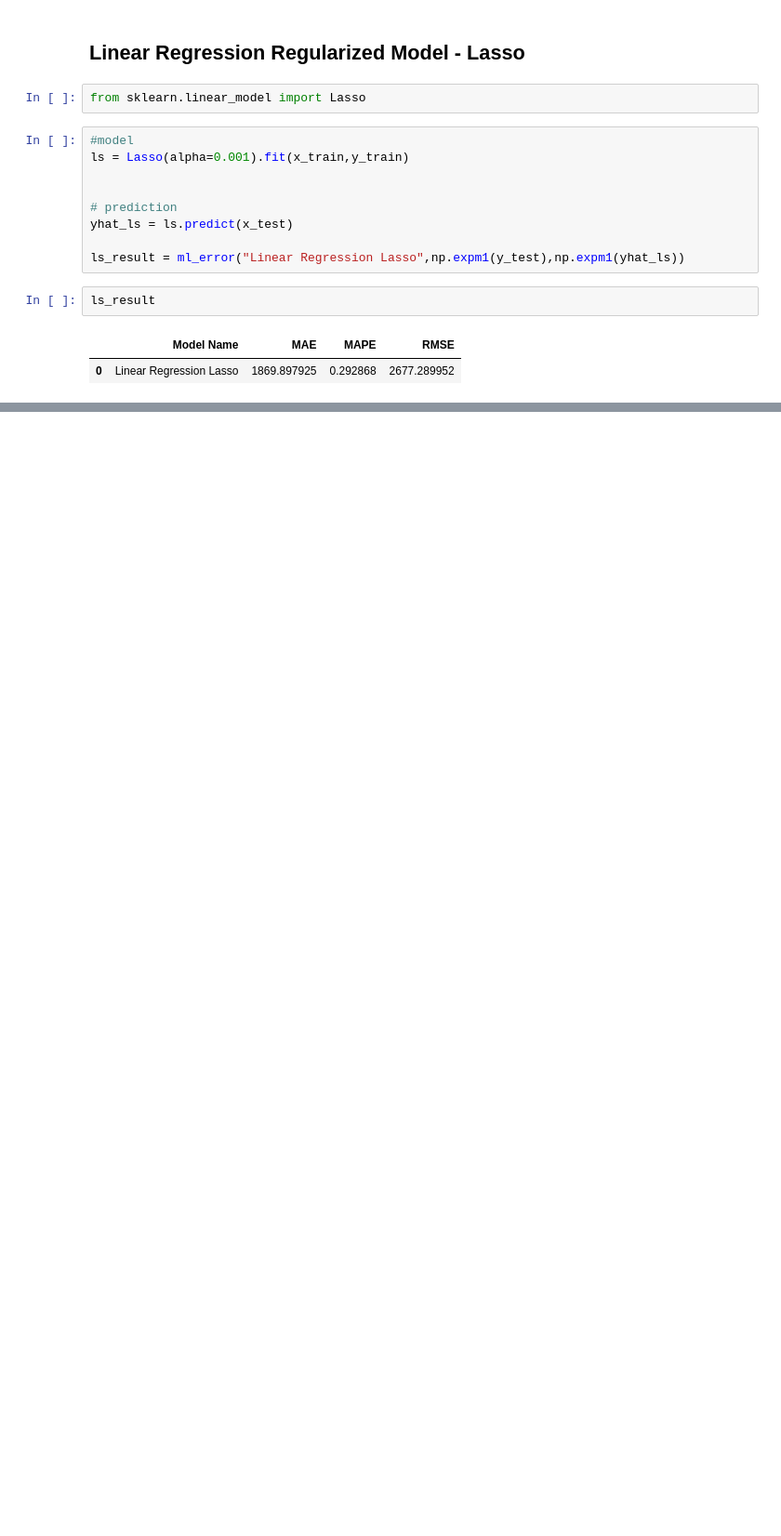
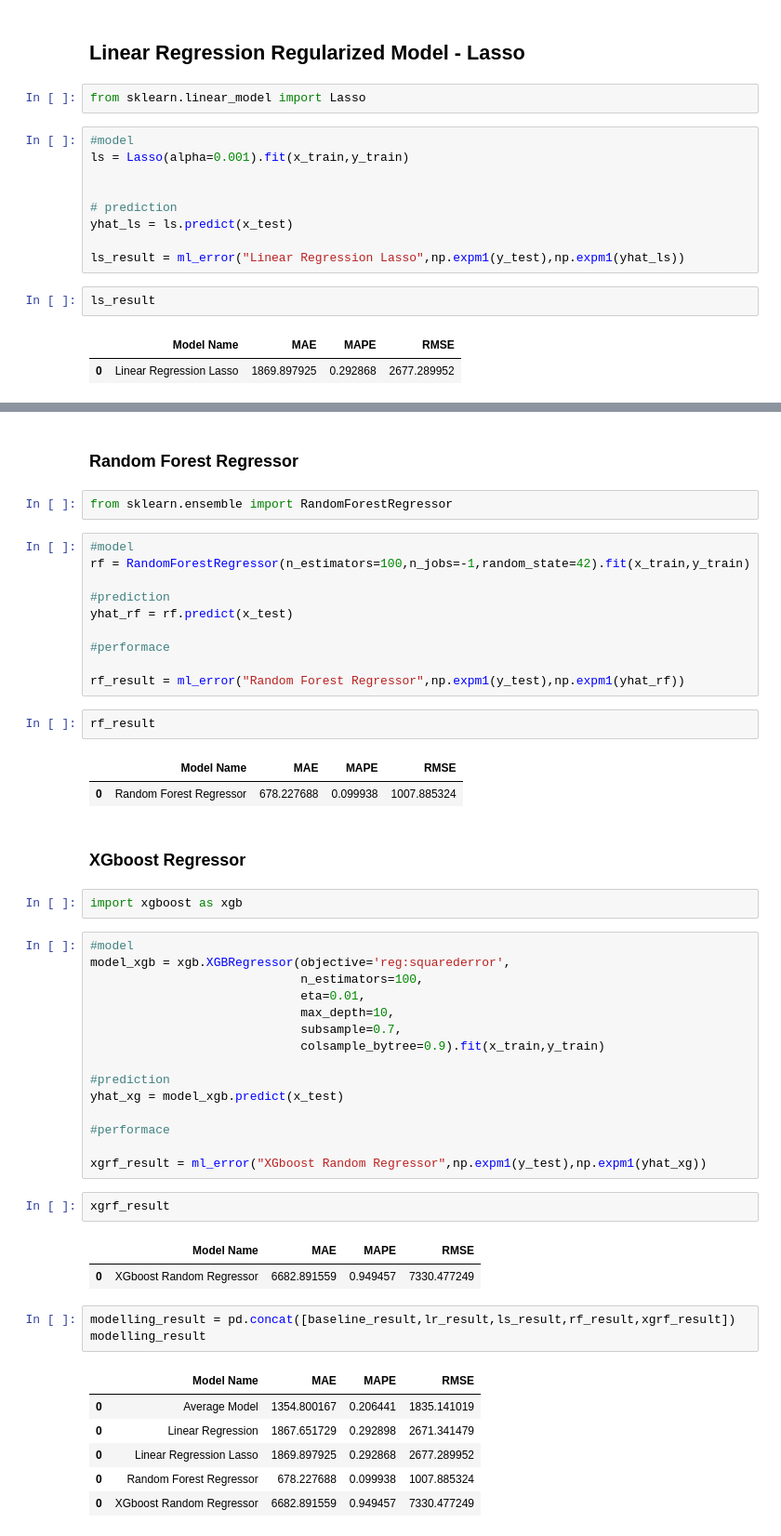
Before and after one commit to lavinomenezes/Ds_em_producao, a Jupyter notebook: Ds_em_producao_06_machine_learning.ipynb, the cells around one changed output, grey strips where cells are left out. Shown at 93% size. Drawn from its saved outputs; the diff is of its cells as text; blank space fills up the shorter version.

```diff
--- a/Ds_em_producao_06_machine_learning.ipynb
+++ b/Ds_em_producao_06_machine_learning.ipynb
@@ -158,0 +163,53 @@ ls_result
+# %% [markdown]
+### Random Forest Regressor
+# %%
+from sklearn.ensemble import RandomForestRegressor
+# %%
+#model
+rf = RandomForestRegressor(n_estimators=100,n_jobs=-1,random_state=42).fit(x_train,y_train)
+
+#prediction
+yhat_rf = rf.predict(x_test)
+
+#performace
+
+rf_result = ml_error("Random Forest Regressor",np.expm1(y_test),np.expm1(yhat_rf))
+# %%
+rf_result
+# %% [output]
+|  | Model Name | MAE | MAPE | RMSE |
+| 0 | Random Forest Regressor | 678.227688 | 0.099938 | 1007.885324 |
+# %% [markdown]
+### XGboost Regressor
+# %%
+import xgboost as xgb
+# %%
+#model
+model_xgb = xgb.XGBRegressor(objective='reg:squarederror',
+                             n_estimators=100,
+                             eta=0.01,
+                             max_depth=10,
+                             subsample=0.7,
+                             colsample_bytree=0.9).fit(x_train,y_train)
+
+#prediction
+yhat_xg = model_xgb.predict(x_test)
+
+#performace
+
+xgrf_result = ml_error("XGboost Random Regressor",np.expm1(y_test),np.expm1(yhat_xg))
+# %%
+xgrf_result
+# %% [output]
+|  | Model Name | MAE | MAPE | RMSE |
+| 0 | XGboost Random Regressor | 6682.891559 | 0.949457 | 7330.477249 |
+# %%
+modelling_result = pd.concat([baseline_result,lr_result,ls_result,rf_result,xgrf_result])
+modelling_result
+# %% [output]
+|  | Model Name | MAE | MAPE | RMSE |
+| 0 | Average Model | 1354.800167 | 0.206441 | 1835.141019 |
+| 0 | Linear Regression | 1867.651729 | 0.292898 | 2671.341479 |
+| 0 | Linear Regression Lasso | 1869.897925 | 0.292868 | 2677.289952 |
+| 0 | Random Forest Regressor | 678.227688 | 0.099938 | 1007.885324 |
+| 0 | XGboost Random Regressor | 6682.891559 | 0.949457 | 7330.477249 |
```
Also changed, not shown: parts of 5 cells of this notebook.
